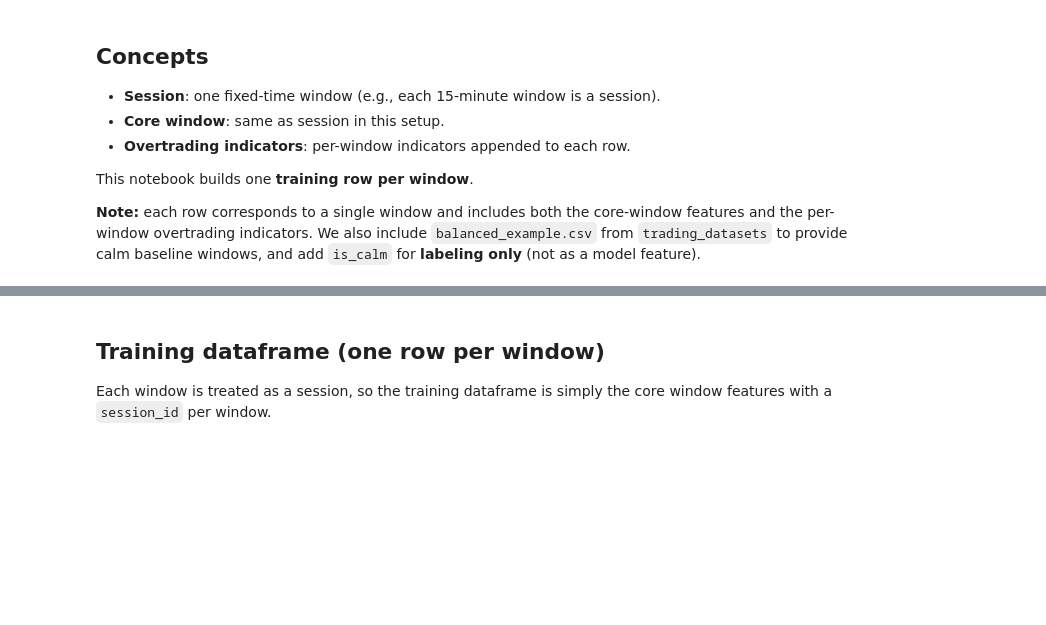
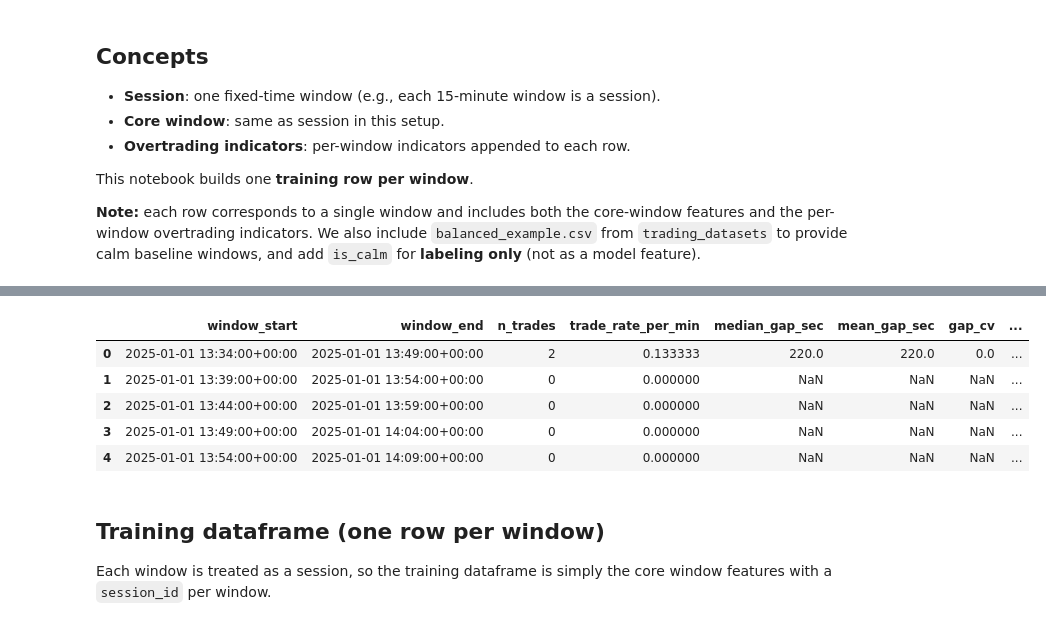
Before and after one commit to jsong552/CogniTrade, a Jupyter notebook: backend/models/overtrading_model/data_analysis/data_preprocessing.ipynb, the cells around one changed output, grey strips where cells are left out. Drawn from its saved outputs; the diff is of its cells as text; code cells hidden in the pictures; blank space fills up the shorter version.

```diff
--- a/backend/models/overtrading_model/data_analysis/data_preprocessing.ipynb
+++ b/backend/models/overtrading_model/data_analysis/data_preprocessing.ipynb
@@ -26,11 +26,7 @@ if not mock_dir.exists():
     # Backward-compat for existing folder name
     mock_dir = base_dir / "mock_behaviours"
 
-# Include calm baseline from trading_datasets
-calm_path = base_dir / "trading_datasets" / "balanced_example.csv"
-
+# All training files live in mock_behaviours/ (*_example.csv)
 files = sorted(mock_dir.glob("*_example.csv"))
-if calm_path.exists():
-    files.append(calm_path)
 
 files
@@ -84,7 +97,7 @@ def compute_core_window_vector(
             gaps = w["dt_prev_sec"].dropna()
             median_gap_sec = float(gaps.median())
             mean_gap_sec = float(gaps.mean())
-            gap_cv = float(gaps.std() / (gaps.mean() + eps))
+            gap_cv = float(gaps.std(ddof=0) / (gaps.mean() + eps))
             burst_frac = float((gaps <= 60).mean())
         else:
             median_gap_sec = float("nan")
@@ -99,22 +112,17 @@ def compute_core_window_vector(
             top_asset_share = float("nan")
 
         if n_trades >= 2:
-            asset_switch_rate = float((w["asset"].shift() != w["asset"]).mean())
+            asset_switch_rate = float((w["asset"].iloc[1:].values != w["asset"].iloc[:-1].values).mean())
         else:
             asset_switch_rate = float("nan")
 
         notional_sum = float(w["notional"].sum()) if n_trades else 0.0
-        notional_mean = float(w["notional"].mean()) if n_trades else float("nan")
-        notional_std = float(w["notional"].std()) if n_trades else float("nan")
 
         if n_trades and "balance" in w.columns:
             window_start_balance = float(w["balance"].iloc[0])
             turnover = notional_sum / (window_start_balance + eps)
-            dd_max = (float(w["balance"].min()) - window_start_balance) / (window_start_balance + eps)
         else:
-            window_start_balance = float("nan")
             turnover = float("nan")
-            dd_max = float("nan")
 
         pnl_sum = float(w["profit_loss"].sum()) if n_trades else 0.0
         pnl_mean = float(w["profit_loss"].mean()) if n_trades else float("nan")
@@ -133,46 +141,44 @@ def compute_core_window_vector(
             pnl_skew_proxy = (p90 + p10) / (abs(p50) + eps)
         else:
             win_rate = float("nan")
-            avg_gain = float("nan")
-            avg_loss_abs = float("nan")
             payoff_ratio = float("nan")
             pnl_skew_proxy = float("nan")
 
         rows.append(
             {
                 "window_start": ws,
                 "window_end": we,
                 "n_trades": n_trades,
                 "trade_rate_per_min": trade_rate_per_min,
                 "median_gap_sec": median_gap_sec,
                 "mean_gap_sec": mean_gap_sec,
                 "gap_cv": gap_cv,
                 "burst_frac": burst_frac,
                 "n_assets": n_assets,
                 "top_asset_share": top_asset_share,
                 "asset_switch_rate": asset_switch_rate,
-                "notional_sum": notional_sum,
-                "notional_mean": notional_mean,
-                "notional_std": notional_std,
                 "turnover": turnover,
                 "pnl_sum": pnl_sum,
                 "pnl_mean": pnl_mean,
                 "pnl_std": pnl_std,
                 "win_rate": win_rate,
-                "avg_gain": avg_gain,
-                "avg_loss_abs": avg_loss_abs,
                 "payoff_ratio": payoff_ratio,
                 "pnl_skew_proxy": pnl_skew_proxy,
-                "dd_max": dd_max,
-                "window_start_balance": window_start_balance,
             }
         )
 
     return pd.DataFrame(rows)
 
 
 core_windows = compute_core_window_vector(df, window_minutes=15, stride_minutes=5)
 core_windows.head()
+# %% [output]
+|  | window_start | window_end | n_trades | trade_rate_per_min | median_gap_sec | mean_gap_sec | gap_cv | ... |
+| 0 | 2025-01-01 13:34:00+00:00 | 2025-01-01 13:49:00+00:00 | 2 | 0.133333 | 220.0 | 220.0 | 0.0 | ... |
+| 1 | 2025-01-01 13:39:00+00:00 | 2025-01-01 13:54:00+00:00 | 0 | 0.000000 | NaN | NaN | NaN | ... |
+| 2 | 2025-01-01 13:44:00+00:00 | 2025-01-01 13:59:00+00:00 | 0 | 0.000000 | NaN | NaN | NaN | ... |
+| 3 | 2025-01-01 13:49:00+00:00 | 2025-01-01 14:04:00+00:00 | 0 | 0.000000 | NaN | NaN | NaN | ... |
+| 4 | 2025-01-01 13:54:00+00:00 | 2025-01-01 14:09:00+00:00 | 0 | 0.000000 | NaN | NaN | NaN | ... |
 # %% [markdown]
 ## Training dataframe (one row per window)
 
```
Also changed, not shown: parts of 10 cells of this notebook, 22 other files.
